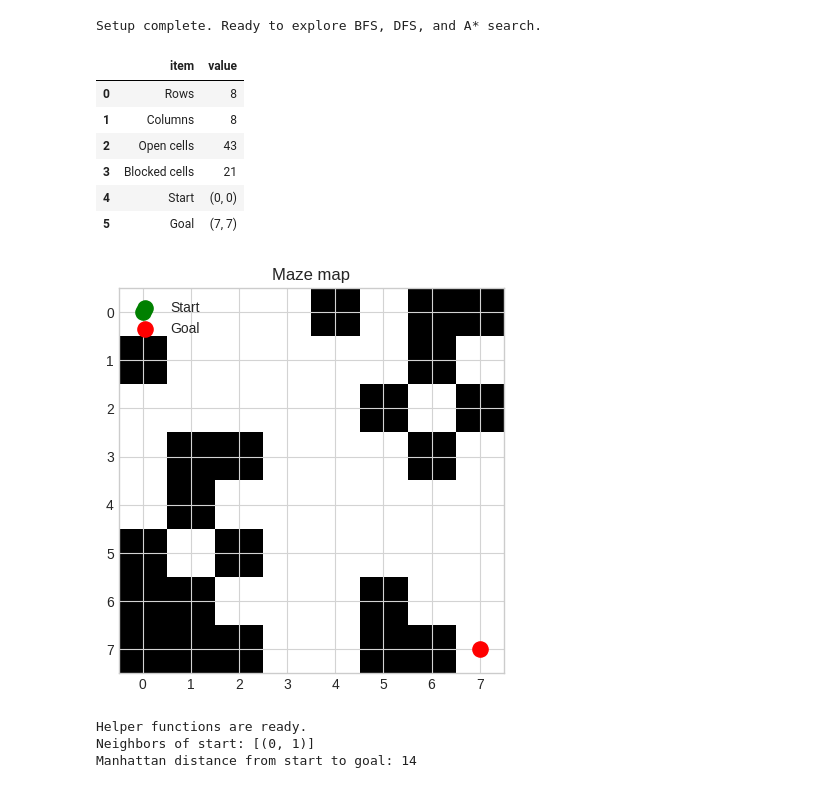
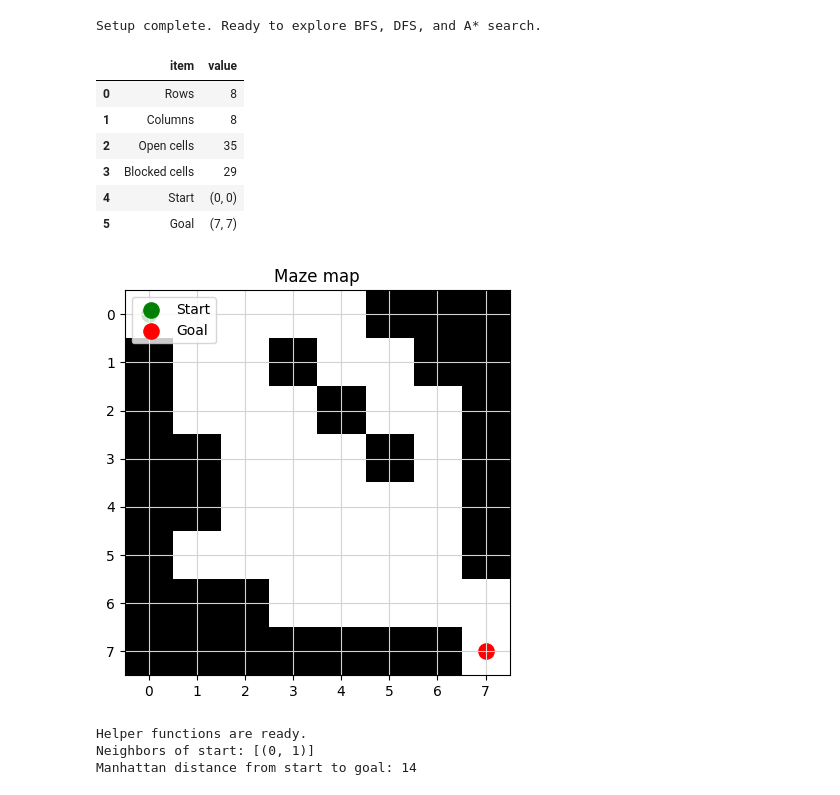
Before and after one commit to md-ryhan-uddin/ai-lab-experiments, a Jupyter notebook: experiment_02.ipynb, the cells around one changed output. Saved outputs shown, nothing was run; the diff lists cells and outputs as text; code cells hidden in the pictures.

```diff
--- a/experiment_02.ipynb
+++ b/experiment_02.ipynb
@@ -190,55 +190,59 @@ print("Setup complete. Ready to explore BFS, DFS, and A* search.")
 # %% [output]
 Setup complete. Ready to explore BFS, DFS, and A* search.
 # %%
+import numpy as np
+import pandas as pd
+import matplotlib.pyplot as plt
+from IPython.display import display
+
 # Maze representation
 # 0 = open cell, 1 = blocked cell
 
 maze = np.array([
-    [0, 0, 0, 0, 1, 0, 1, 1],
-    [1, 0, 0, 0, 0, 0, 1, 0],
-    [0, 0, 0, 0, 0, 1, 0, 1],
-    [0, 1, 1, 0, 0, 0, 1, 0],
-    [0, 1, 0, 0, 0, 0, 0, 0],
-    [1, 0, 1, 0, 0, 0, 0, 0],
-    [1, 1, 0, 0, 0, 1, 0, 0],
-    [1, 1, 1, 0, 0, 1, 1, 0],
+    [0, 0, 0, 0, 0, 1, 1, 1],
+    [1, 0, 0, 1, 0, 0, 1, 1],
+    [1, 0, 0, 0, 1, 0, 0, 1],
+    [1, 1, 0, 0, 0, 1, 0, 1],
+    [1, 1, 0, 0, 0, 0, 0, 1],
+    [1, 0, 0, 0, 0, 0, 0, 1],
+    [1, 1, 1, 0, 0, 0, 0, 0],
+    [1, 1, 1, 1, 1, 1, 1, 0],
 ])
-
 start = (0, 0)
 goal = (7, 7)
 
 maze_info = pd.DataFrame({
     "item": ["Rows", "Columns", "Open cells", "Blocked cells", "Start", "Goal"],
     "value": [
         maze.shape[0],
         maze.shape[1],
         int((maze == 0).sum()),
         int((maze == 1).sum()),
         str(start),
         str(goal),
     ],
 })
 display(maze_info)
 
 plt.figure(figsize=(5, 5))
 plt.imshow(maze, cmap="gray_r")
 plt.scatter(start[1], start[0], color="green", s=120, label="Start")
 plt.scatter(goal[1], goal[0], color="red", s=120, label="Goal")
 plt.xticks(range(maze.shape[1]))
 plt.yticks(range(maze.shape[0]))
 plt.grid(color="lightgray")
 plt.title("Maze map")
 plt.legend(loc="upper left")
 plt.show()
 # %% [output]
 |  | item | value |
 | 0 | Rows | 8 |
 | 1 | Columns | 8 |
-| 2 | Open cells | 43 |
-| 3 | Blocked cells | 21 |
+| 2 | Open cells | 35 |
+| 3 | Blocked cells | 29 |
 | 4 | Start | (0, 0) |
 | 5 | Goal | (7, 7) |
-[figure, old version]
+[figure, new version]
 # %%
 # Helper functions used by all search algorithms
 def in_bounds(position, grid):
```
